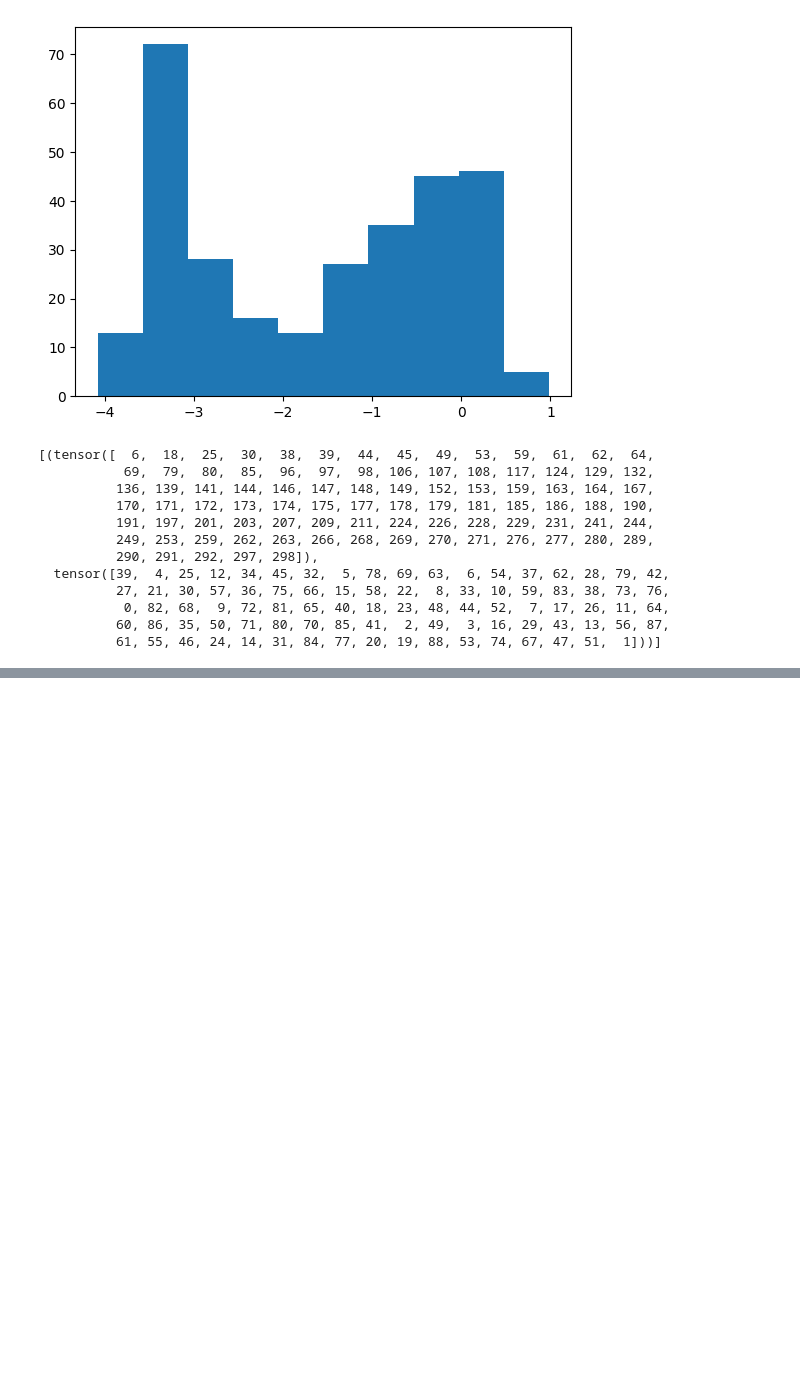
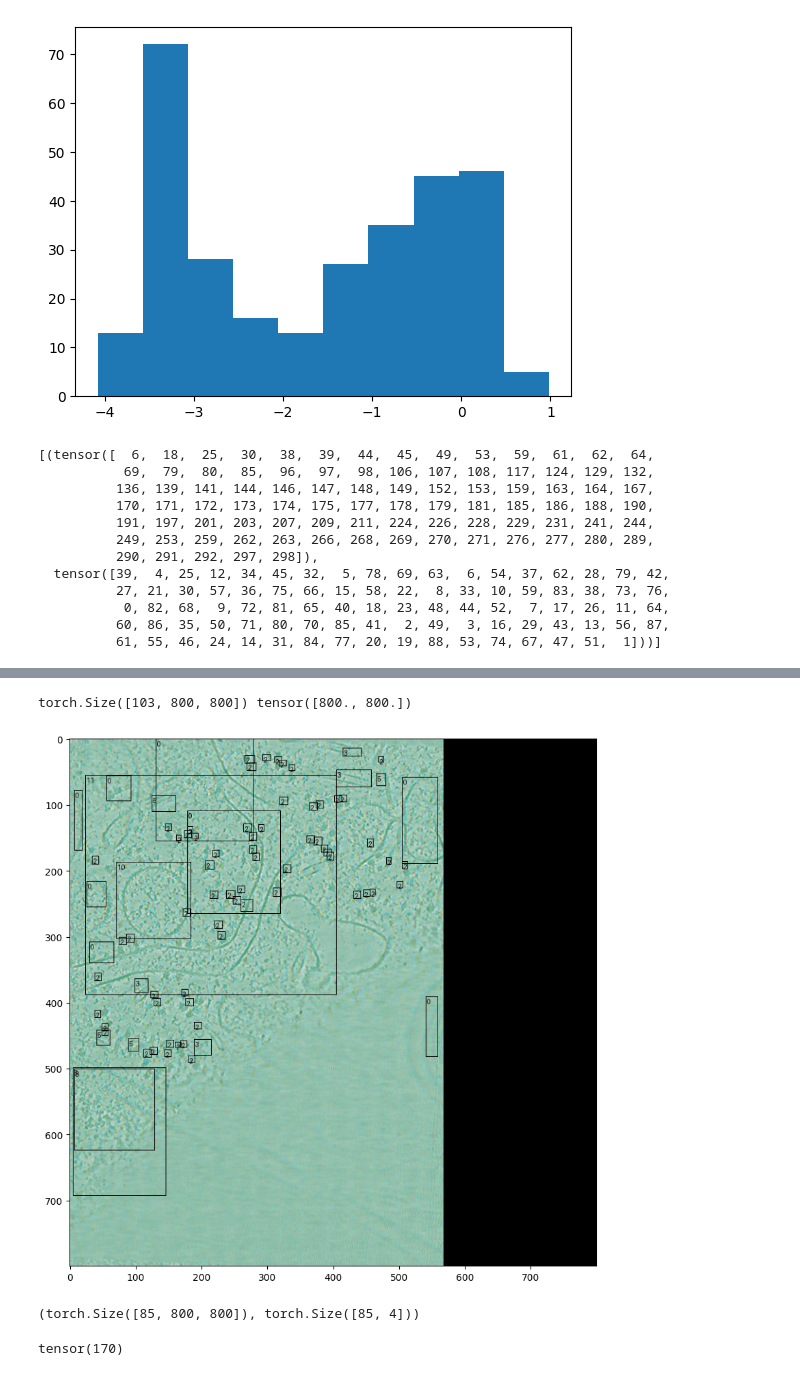
Before and after one commit to tyfei0216/cryoem, a Jupyter notebook: buildStage2dataset.ipynb, the cells around one changed output, grey strips where cells are left out. Saved outputs shown, nothing was run; the diff lists cells and outputs as text; code cells hidden in the pictures; blank space fills up the shorter version.

```diff
--- a/buildStage2dataset.ipynb
+++ b/buildStage2dataset.ipynb
@@ -678,0 +895,2 @@ target_ids = torch.cat([v["class_labels"] for v in targets])
+# %%
+r.pred_masks = masks.unsqueeze(0)
@@ -678,0 +907,6 @@ target_ids = torch.cat([v["class_labels"] for v in targets])
+# %%
+target_sizes = [(800, 800)]
+results = utils.postSegmentationTreatment(r, 0.65, target_sizes, mask_threshold=0.1, style="None")
+result = results[0]
+# %% [output]
+torch.Size([103, 800, 800]) tensor([800., 800.])
@@ -678,0 +917,52 @@ target_ids = torch.cat([v["class_labels"] for v in targets])
+# %%
+def drawannotation(image, target):
+    class_names = [str(i) for i in range(14)]
+    int_colors = plt.cm.get_cmap("tab20", len(class_names))
+    # import matplotlib.pyplot as plt
+    from torchvision.utils import draw_bounding_boxes, draw_segmentation_masks
+
+    if isinstance(image, torch.Tensor):
+        image = image.numpy()
+    if np.max(image) < 10:
+        image -= np.min(image)
+        image /= np.max(image)
+        image = torch.tensor(image * 255).type(torch.uint8)
+
+    if "masks" in target:
+        annotated_tensor = draw_segmentation_masks(
+            image=image,
+            masks=target["masks"],
+            alpha=0.1,
+            # colors=[int_colors(i) for i in [class_names.index(label) for label in target["names"]]]
+        )
+    else:
+        annotated_tensor = image
+        annotated_tensor = torch.tensor(annotated_tensor, dtype=torch.uint8)
+    # Annotate the sample image with labels and bounding boxes
+    # if "names" in target:
+    annotated_tensor = draw_bounding_boxes(
+        image=annotated_tensor,
+        boxes=target["bboxes"],
+        labels=target["names"] if "names" in target else target["labels"],
+        font_size=30,
+        colors=[class_names.index(label) for label in target["names"]]
+    )
+    res = annotated_tensor.numpy()
+    plt.figure(figsize=(10, 10))
+    plt.imshow(np.moveaxis(res, 0, -1))
+# %%
+img = retdict["pixel_values"][20]
+t = utils.toTarget(result, img.shape[1:])
+# t["masks"] = output > 0.5
+importlib.reload(utils)
+drawannotation(img.cpu().numpy(), t)
+# %% [output]
+[figure, added]
+# %%
+t["masks"].shape, t["bboxes"].shape
+# %% [output]
+(torch.Size([85, 800, 800]), torch.Size([85, 4]))
+# %%
+t["masks"].sum()
+# %% [output]
+tensor(170)
```
Also changed, not shown: parts of 85 cells of this notebook, 11 other files.
